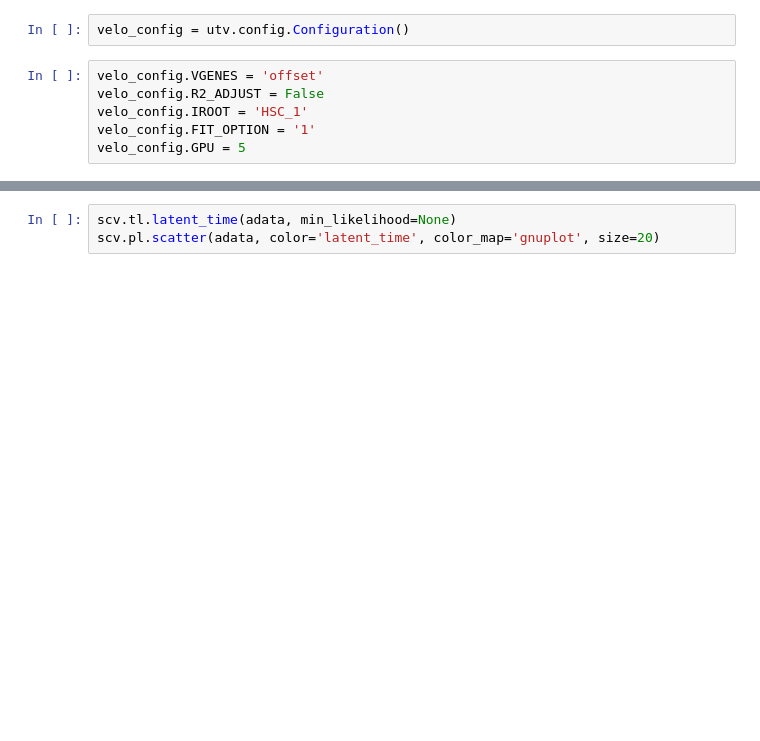
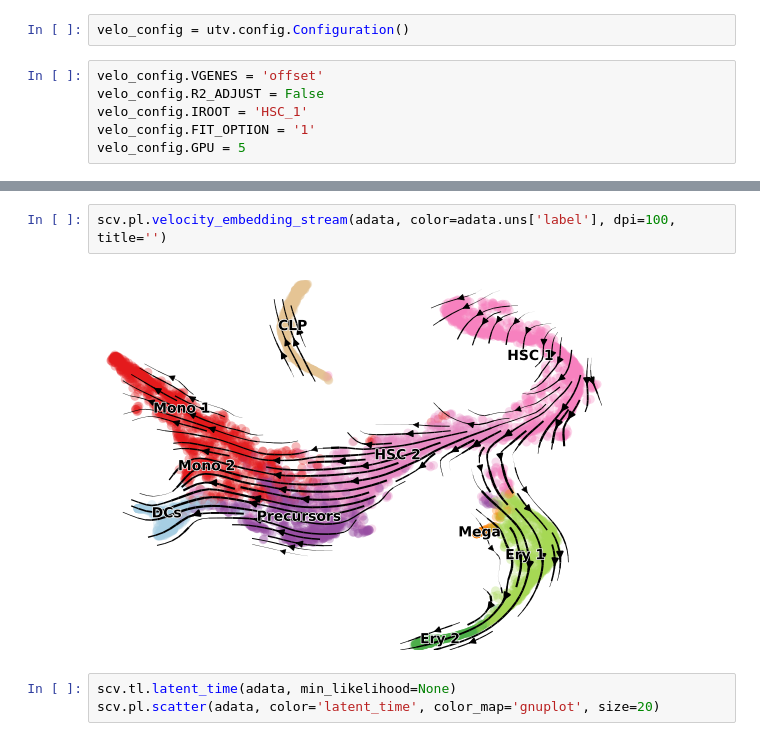
Before and after one commit to StatBiomed/CRAK-Velo, a Jupyter notebook: notebooks/BoneMarrow copy.ipynb, the cells around one changed output, grey strips where cells are left out. Cells and saved outputs as stored; diff of their text form; blank space fills up the shorter version.

```diff
--- a/notebooks/BoneMarrow copy.ipynb
+++ b/notebooks/BoneMarrow copy.ipynb
@@ -63,3 +76,7 @@ ValueError: You need to compute the embedding first.
+# %%
+scv.pl.velocity_embedding_stream(adata, color=adata.uns['label'], dpi=100, title='')
+# %% [output]
+[figure, added]
 # %%
 scv.tl.latent_time(adata, min_likelihood=None)
 scv.pl.scatter(adata, color='latent_time', color_map='gnuplot', size=20)
```
Also changed, not shown: parts of 4 cells of this notebook, 6 other files.
